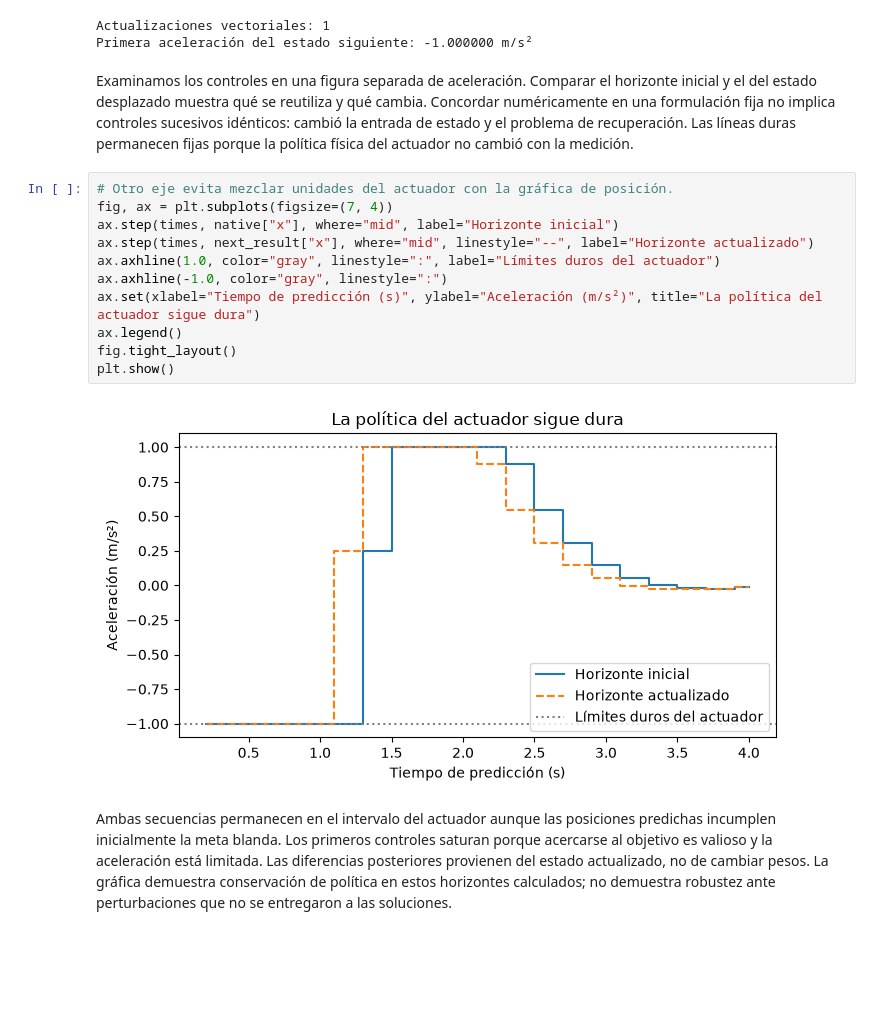
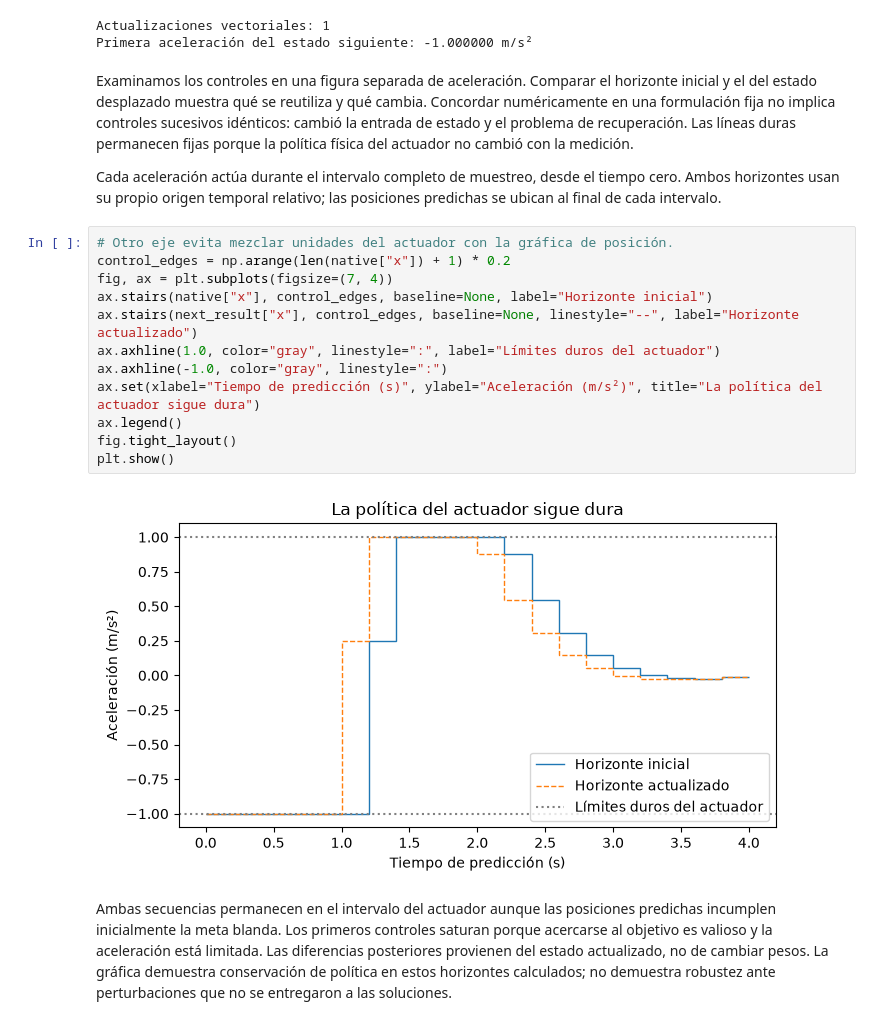
Before and after one commit to fsantibanezleal/CAOS_SoftQP, a Jupyter notebook: notebooks/es/01-soft-constraint-decisions/02-preserving-control-integrity.ipynb, the cells around one changed output. Cells and saved outputs as stored; diff of their text form; blank space fills up the shorter version.

```diff
--- a/notebooks/es/01-soft-constraint-decisions/02-preserving-control-integrity.ipynb
+++ b/notebooks/es/01-soft-constraint-decisions/02-preserving-control-integrity.ipynb
@@ -150,19 +150,23 @@ Actualizaciones vectoriales: 1
 Primera aceleración del estado siguiente: -1.000000 m/s²
 # %% [markdown]
 Examinamos los controles en una figura separada de aceleración. Comparar el horizonte inicial y el del estado desplazado muestra qué se reutiliza y qué cambia. Concordar numéricamente en una formulación fija no implica controles sucesivos idénticos: cambió la entrada de estado y el problema de recuperación. Las líneas duras permanecen fijas porque la política física del actuador no cambió con la medición.
+
+
+Cada aceleración actúa durante el intervalo completo de muestreo, desde el tiempo cero. Ambos horizontes usan su propio origen temporal relativo; las posiciones predichas se ubican al final de cada intervalo.
 # %%
 # Otro eje evita mezclar unidades del actuador con la gráfica de posición.
+control_edges = np.arange(len(native["x"]) + 1) * 0.2
 fig, ax = plt.subplots(figsize=(7, 4))
-ax.step(times, native["x"], where="mid", label="Horizonte inicial")
-ax.step(times, next_result["x"], where="mid", linestyle="--", label="Horizonte actualizado")
+ax.stairs(native["x"], control_edges, baseline=None, label="Horizonte inicial")
+ax.stairs(next_result["x"], control_edges, baseline=None, linestyle="--", label="Horizonte actualizado")
 ax.axhline(1.0, color="gray", linestyle=":", label="Límites duros del actuador")
 ax.axhline(-1.0, color="gray", linestyle=":")
 ax.set(xlabel="Tiempo de predicción (s)", ylabel="Aceleración (m/s²)", title="La política del actuador sigue dura")
 ax.legend()
 fig.tight_layout()
 plt.show()
 # %% [output]
-[figure, old version]
+[figure, new version]
 # %% [markdown]
 Ambas secuencias permanecen en el intervalo del actuador aunque las posiciones predichas incumplen inicialmente la meta blanda. Los primeros controles saturan porque acercarse al objetivo es valioso y la aceleración está limitada. Las diferencias posteriores provienen del estado actualizado, no de cambiar pesos. La gráfica demuestra conservación de política en estos horizontes calculados; no demuestra robustez ante perturbaciones que no se entregaron a las soluciones.
 # %% [markdown]
```
Also changed, not shown: 9 other files.
